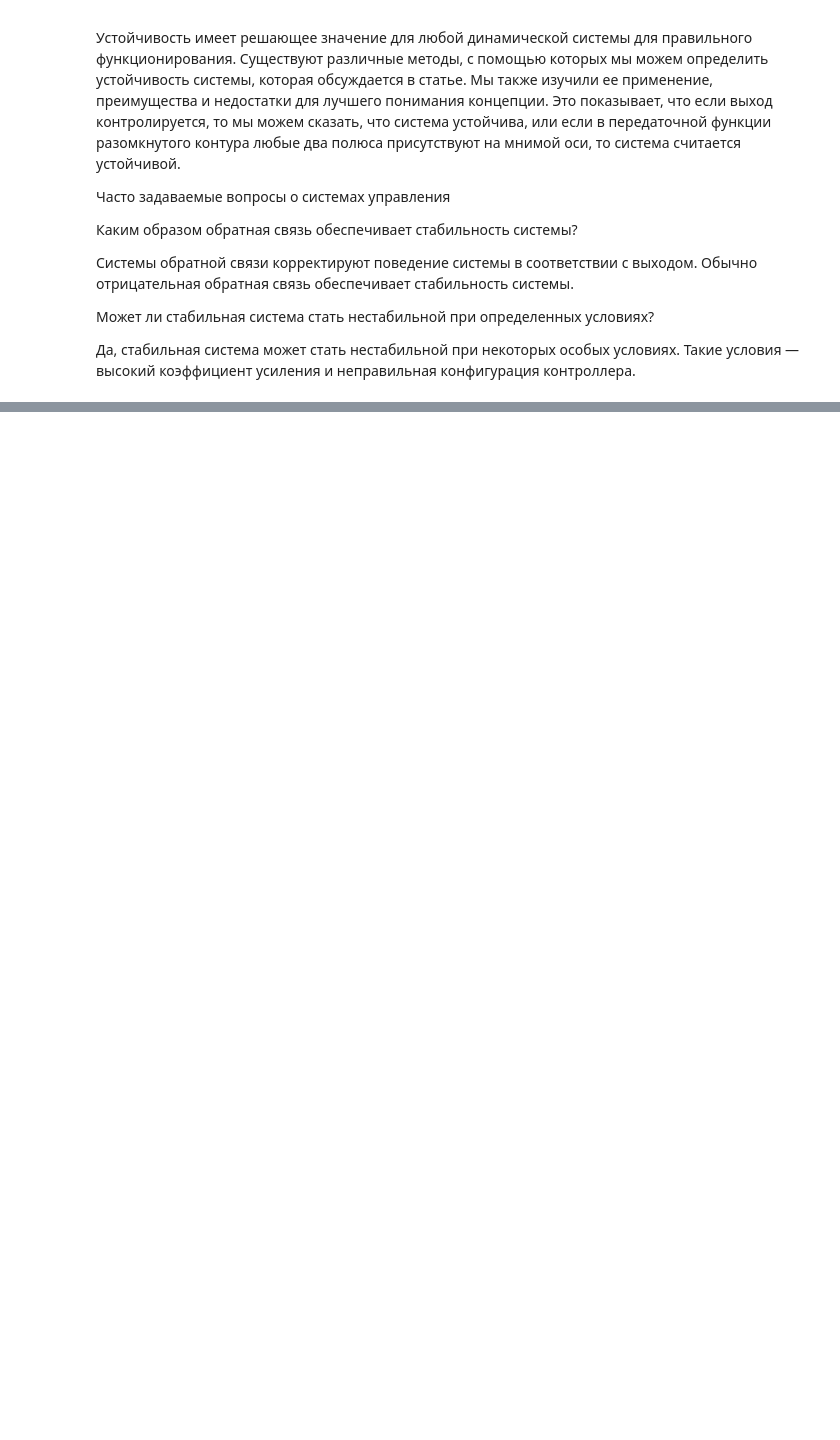
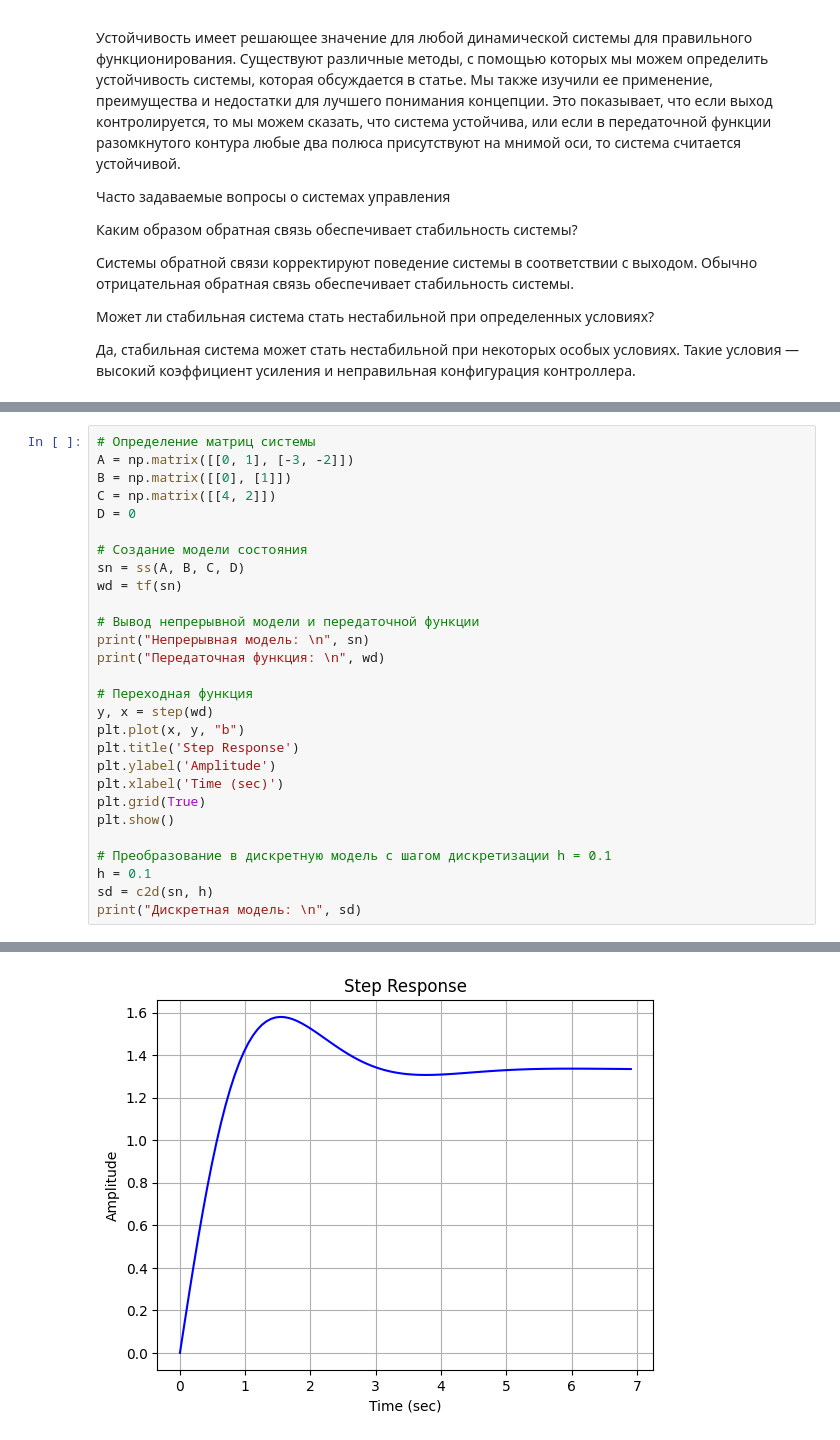
Before and after one commit to vn322/RUDN_Lab_Works, a Jupyter notebook: Гурвиц.ipynb, the cells around one changed output, grey strips where cells are left out. Cells and saved outputs as stored; diff of their text form; blank space fills up the shorter version.

```diff
--- a/Гурвиц.ipynb
+++ b/Гурвиц.ipynb
@@ -346,0 +415,29 @@ W gc  — это значение при 0 дБ, тогда как W pc  — э
+# %%
+# Определение матриц системы
+A = np.matrix([[0, 1], [-3, -2]])
+B = np.matrix([[0], [1]])
+C = np.matrix([[4, 2]])
+D = 0
+
+# Создание модели состояния
+sn = ss(A, B, C, D)
+wd = tf(sn)
+
+# Вывод непрерывной модели и передаточной функции
+print("Непрерывная модель: \n", sn)
+print("Передаточная функция: \n", wd)
+
+# Переходная функция
+y, x = step(wd)
+plt.plot(x, y, "b")
+plt.title('Step Response')
+plt.ylabel('Amplitude')
+plt.xlabel('Time (sec)')
+plt.grid(True)
+plt.show()
+
+# Преобразование в дискретную модель с шагом дискретизации h = 0.1
+h = 0.1
+sd = c2d(sn, h)
+print("Дискретная модель: \n", sd)
+# %% [output]
@@ -346,0 +461 @@ W gc  — это значение при 0 дБ, тогда как W pc  — э
+[figure, added]
```
Also changed, not shown: parts of 14 cells of this notebook.
